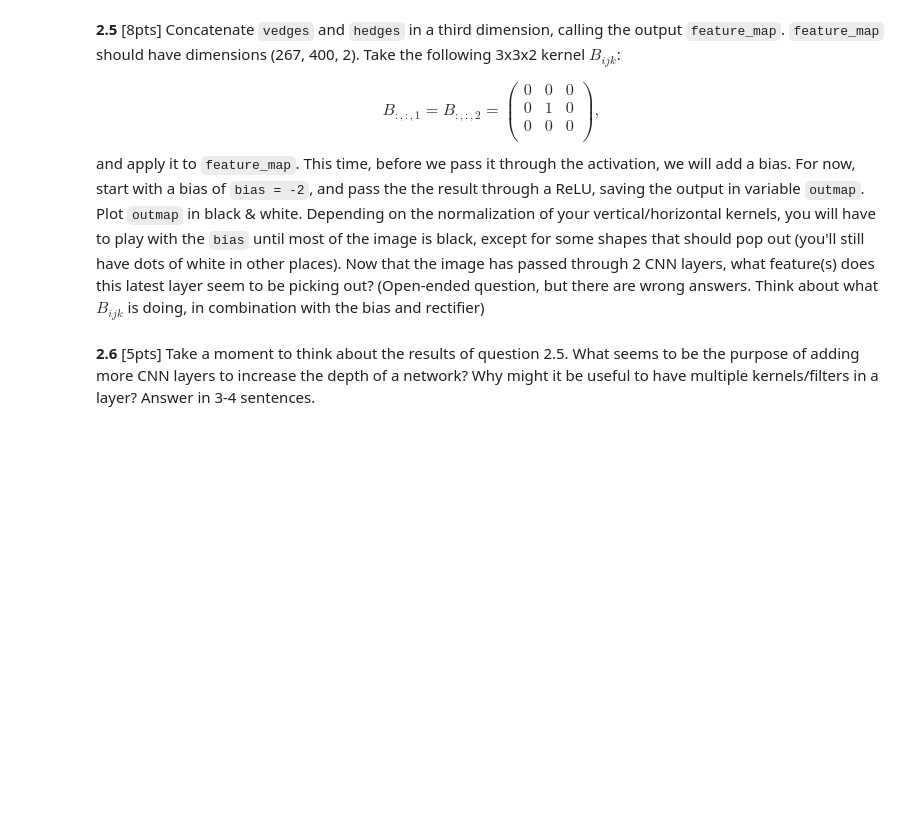
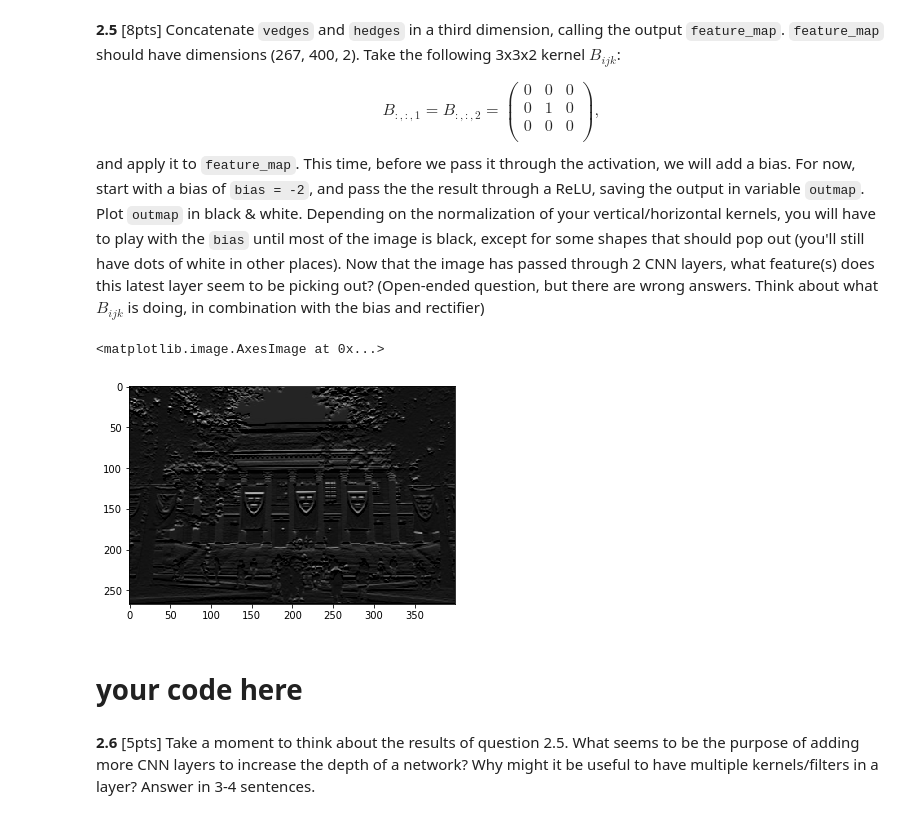
Before and after one commit to simonwarchol/2020-CS109B, a Jupyter notebook: content/homeworks/hw04/notebook/cs109b_hw4.ipynb, the cells around one changed output. Cells and saved outputs as stored; diff of their text form; code cells hidden in the pictures; blank space fills up the shorter version.

```diff
--- a/content/homeworks/hw04/notebook/cs109b_hw4.ipynb
+++ b/content/homeworks/hw04/notebook/cs109b_hw4.ipynb
@@ -462,3 +475,18 @@ and apply it to `feature_map`. This time, before we pass it through the activati
+# %%
+# your code here
+feature_map = np.zeros((np.shape(vedges)[0], np.shape(vedges)[1],2))
+feature_map[:,:,0] = vedges
+feature_map[:,:,1] = hedges
+bias = 1;
+b_kernel = np.array([[0,0,0],[0,1,0],[0,0,0]])
+output = np.zeros((np.shape(vedges)[0], np.shape(vedges)[1]))
+output[:,:] = convolve2d(feature_map[:,:,0], b_kernel, boundary='fill', mode='same') + convolve2d(library_image_data[:,:,1], b_kernel, boundary='fill', mode='same') + bias
+plt.imshow(np.clip(output, a_min=0., a_max=None), cmap='gray')
+# %% [output]
+<matplotlib.image.AxesImage at 0x...>
+[figure, added]
+# %% [markdown]
+# your code here
 # %% [markdown]
 **2.6** [5pts] Take a moment to think about the results of question 2.5. What seems to be the purpose of adding more CNN layers to increase the depth of a network? Why might it be useful to have multiple kernels/filters in a layer? Answer in 3-4 sentences.
 # %% [markdown]
```
Also changed, not shown: parts of 8 cells of this notebook.
